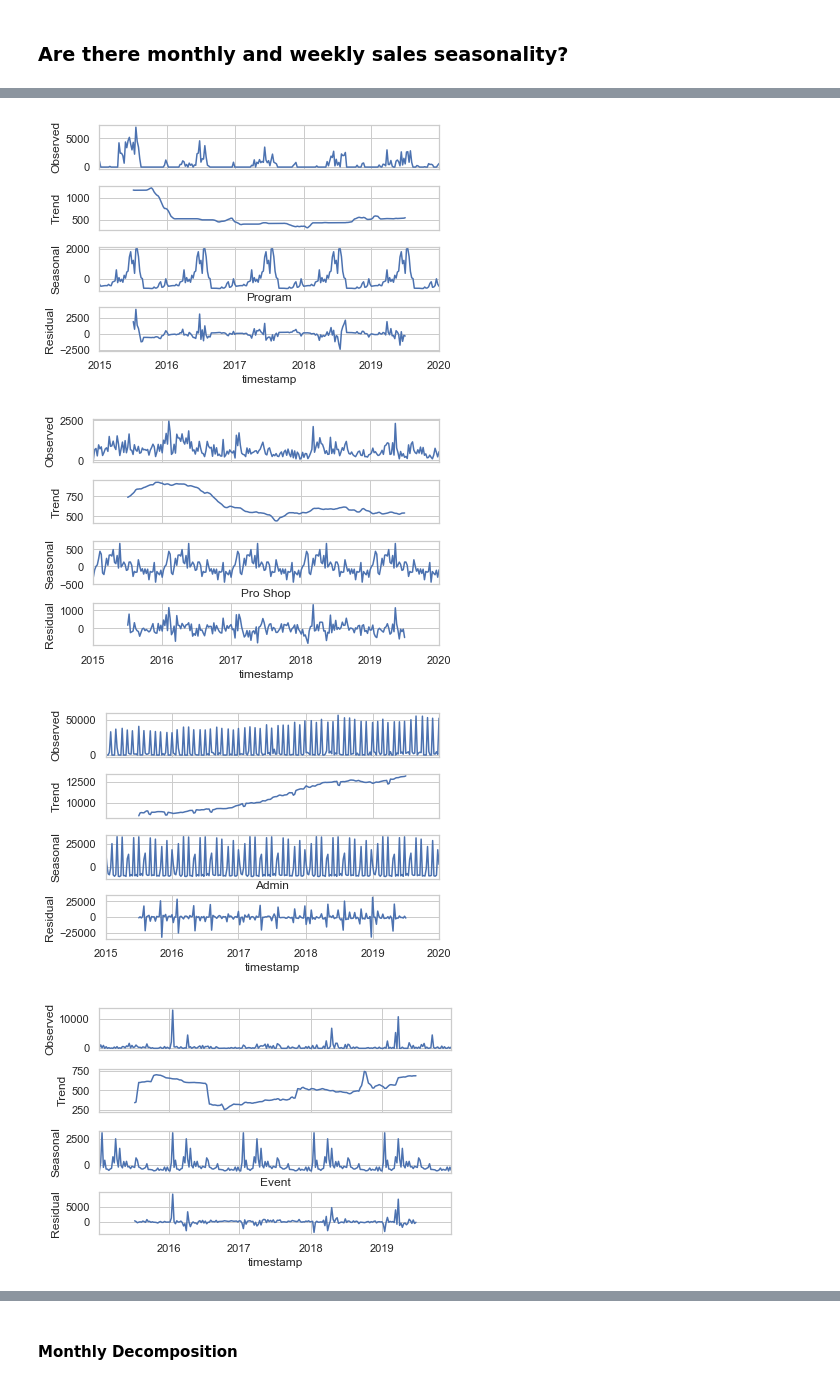
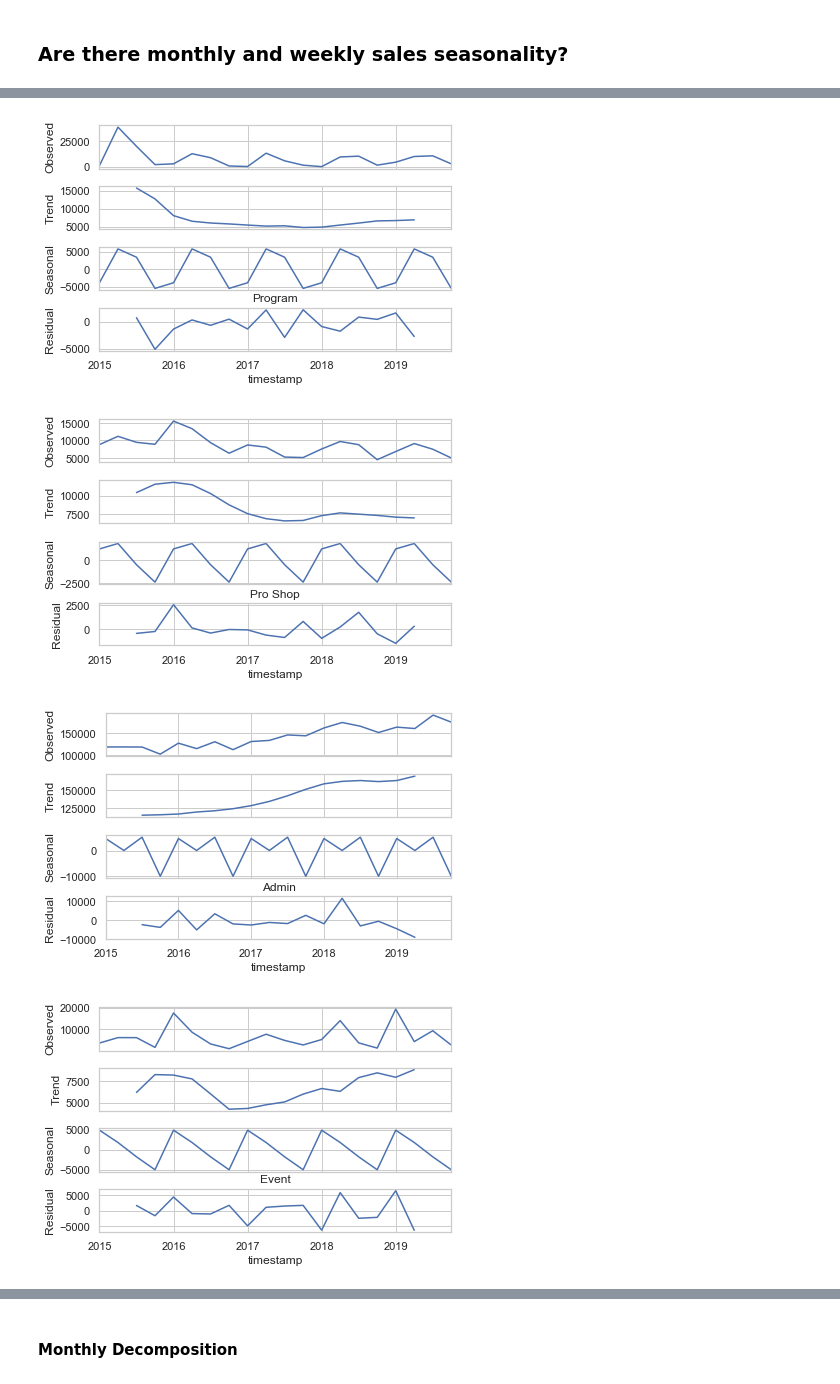
Before and after one commit to crisgiovanoni/jncc_project, a Jupyter notebook: bi_analysis.ipynb, the cells around one changed output, grey strips where cells are left out. Saved outputs shown, nothing was run; the diff lists cells and outputs as text; code cells hidden in the pictures.

```diff
--- a/bi_analysis.ipynb
+++ b/bi_analysis.ipynb
@@ -433,7 +458,7 @@ plt.figure(figsize=(16,7))
 cat_subsets = [df_bar, df_tennis, df_program,df_ps, df_admin,df_event,df_fitness]
 
 for i, subset in enumerate(cat_subsets):
-    decomposition = sm.tsa.seasonal_decompose(subset["total"].resample('W').sum(), model='additive')
+    decomposition = sm.tsa.seasonal_decompose(subset["total"].resample('Q').sum(), model='additive')
     fig = decomposition.plot()
 
     titles = {0:"Bar",1:"Tennis",2:"Program",3:"Pro Shop",4:"Admin",5:"Event",6:"Fitness"}
@@ -446,4 +471,4 @@ for i, subset in enumerate(cat_subsets):
-[figure, old version]
+[figure, new version]
-[figure, old version]
+[figure, new version]
-[figure, old version]
+[figure, new version]
-[figure, old version]
+[figure, new version]
```
Also changed, not shown: parts of 5 cells of this notebook, 1 other file.
